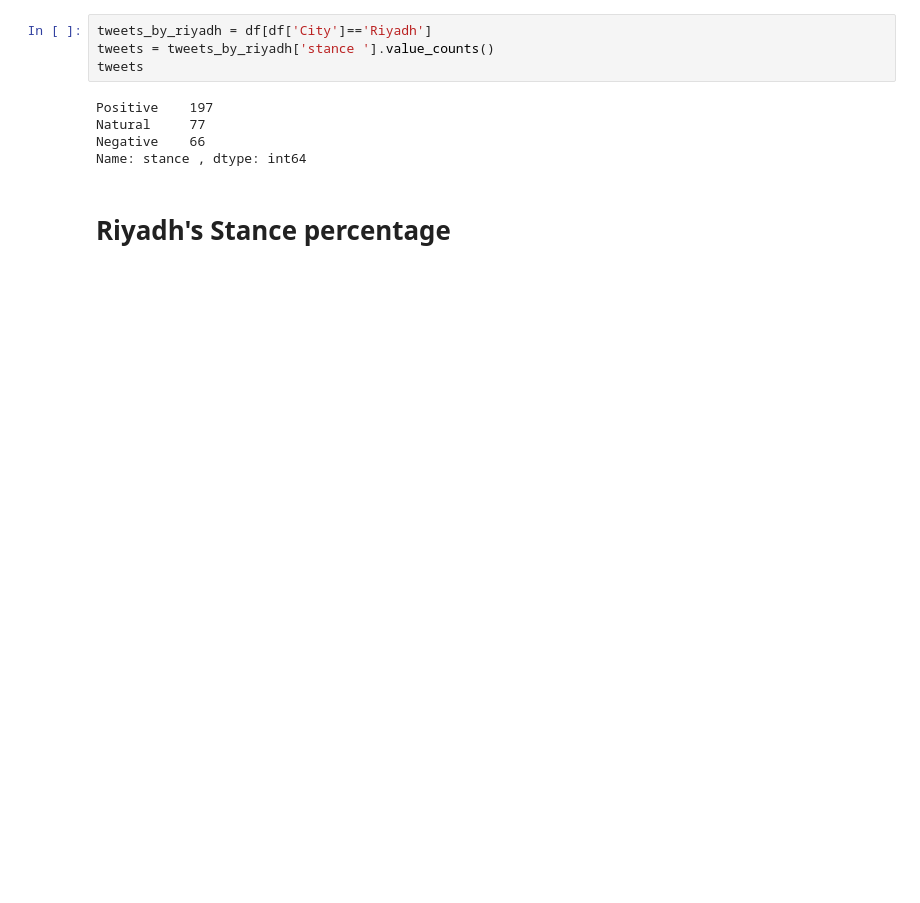
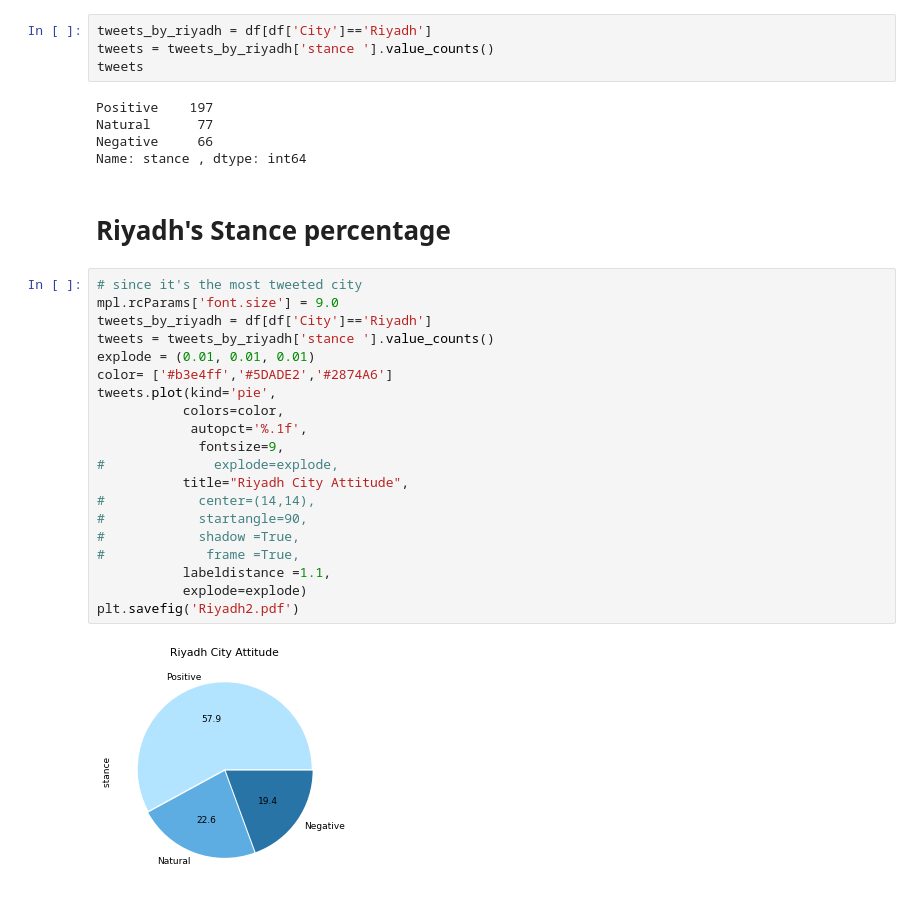
Before and after one commit to sarahalmunif/CloudProject, a Jupyter notebook: aramco (3).ipynb, the cells around one changed output. Cells and saved outputs as stored; diff of their text form; blank space fills up the shorter version.

```diff
--- a/aramco (3).ipynb
+++ b/aramco (3).ipynb
@@ -826,3 +818,25 @@ Negative    66
 Name: stance , dtype: int64
 # %% [markdown]
 <h1>Riyadh's Stance percentage</h1>
+# %%
+# since it's the most tweeted city
+mpl.rcParams['font.size'] = 9.0
+tweets_by_riyadh = df[df['City']=='Riyadh']
+tweets = tweets_by_riyadh['stance '].value_counts()
+explode = (0.01, 0.01, 0.01)
+color= ['#b3e4ff','#5DADE2','#2874A6']
+tweets.plot(kind='pie',
+           colors=color,
+            autopct='%.1f',
+             fontsize=9,
+#              explode=explode,
+           title="Riyadh City Attitude",
+#            center=(14,14),
+#            startangle=90,
+#            shadow =True,
+#             frame =True,
+           labeldistance =1.1,
+           explode=explode)
+plt.savefig('Riyadh2.pdf')
+# %% [output]
+[figure, added]
```
Also changed, not shown: parts of 14 cells of this notebook.
